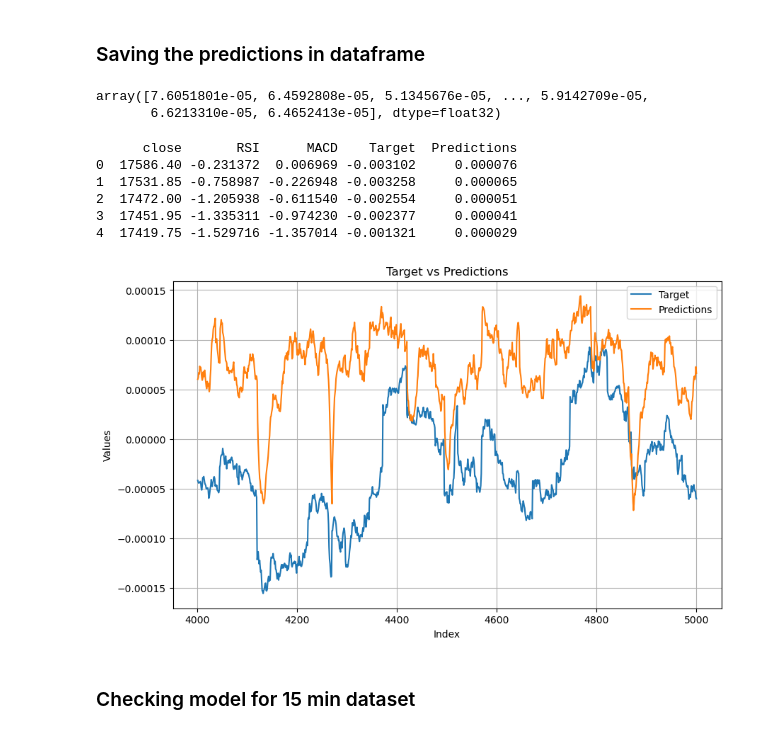
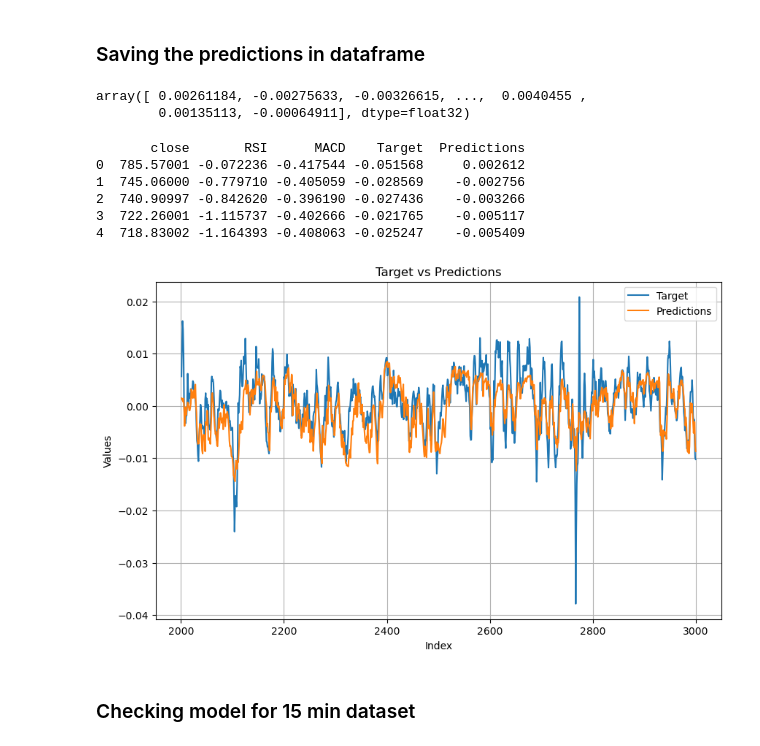
Before and after one commit to ayushb2002/stockMarketAnalysis, a Jupyter notebook: model/w1.RSI + w2.MACD approach for NIFTY 50 index predictor.ipynb, the cells around one changed output. Cells and saved outputs as stored; diff of their text form; code cells hidden in the pictures.

```diff
--- a/model/w1.RSI + w2.MACD approach for NIFTY 50 index predictor.ipynb
+++ b/model/w1.RSI + w2.MACD approach for NIFTY 50 index predictor.ipynb
@@ -8,10 +8,10 @@ from sklearn.preprocessing import StandardScaler
 from torch.utils.data import DataLoader, TensorDataset
 import numpy as np
 # %%
-df = pd.read_csv('dataset/5min.csv')
+df = pd.read_csv('dataset/1day.csv')
 df = df[['close', 'RSI', 'MACD']]
 # %%
-window_size = 252
+window_size = 7
 df['Target'] = df['close'].pct_change().shift(-1)
 
 # Calculate the mean percentage change over the past 100 entries
@@ -109,13 +109,13 @@ class PriceChangePredictorLSTM(nn.Module):
 # %%
 input_size = 2  # Number of features (RSI, MACD)
 hidden_size = 64  # Number of LSTM units
-num_layers = 2  # Number of LSTM layers
+num_layers = 4  # Number of LSTM layers
 
 # Define the model architecture
 loaded_model = PriceChangePredictorLSTM(input_size, hidden_size, num_layers)
 
 # Load the trained weights
-loaded_model.load_state_dict(torch.load('1_min_final_2.pth'))
+loaded_model.load_state_dict(torch.load('model/1_day_final.pth'))
 
 # Set the model in evaluation mode
 loaded_model.eval()
@@ -160,8 +160,8 @@ with torch.no_grad():
 # %%
 predictions.view(-1).numpy()
 # %% [output]
-array([7.6051801e-05, 6.4592808e-05, 5.1345676e-05, ..., 5.9142709e-05,
-       6.6213310e-05, 6.4652413e-05], dtype=float32)
+array([ 0.00261184, -0.00275633, -0.00326615, ...,  0.0040455 ,
+        0.00135113, -0.00064911], dtype=float32)
 # %%
 # Extract and save the predicted values back to the DataFrame
 df['Predictions'] = predictions.view(-1).numpy()
@@ -169,33 +169,33 @@ df['Predictions'] = predictions.view(-1).numpy()
 # Print or further process the DataFrame with predicted values
 print(df.head())
 # %% [output]
-      close       RSI      MACD    Target  Predictions
-0  17586.40 -0.231372  0.006969 -0.003102     0.000076
-1  17531.85 -0.758987 -0.226948 -0.003258     0.000065
-2  17472.00 -1.205938 -0.611540 -0.002554     0.000051
-3  17451.95 -1.335311 -0.974230 -0.002377     0.000041
-4  17419.75 -1.529716 -1.357014 -0.001321     0.000029
+       close       RSI      MACD    Target  Predictions
+0  785.57001 -0.072236 -0.417544 -0.051568     0.002612
+1  745.06000 -0.779710 -0.405059 -0.028569    -0.002756
+2  740.90997 -0.842620 -0.396190 -0.027436    -0.003266
+3  722.26001 -1.115737 -0.402666 -0.021765    -0.005117
+4  718.83002 -1.164393 -0.408063 -0.025247    -0.005409
 # %%
 import matplotlib.pyplot as plt
 %matplotlib inline
 
 # Assuming df is your DataFrame with columns: 'target' and 'predictions'
 # You can modify these column names based on your actual DataFrame
 
 # Plot the target and predictions in a line chart
 plt.figure(figsize=(10, 6))
 
-plt.plot(df['Target'][4001:5001], label='Target')
-plt.plot(df['Predictions'][4001:5001], label='Predictions')
+plt.plot(df['Target'][2001:3001], label='Target')
+plt.plot(df['Predictions'][2001:3001], label='Predictions')
 
 plt.title('Target vs Predictions')
 plt.xlabel('Index')
 plt.ylabel('Values')
 plt.legend()
 plt.grid(True)
 plt.show()
 # %% [output]
-[figure, old version]
+[figure, new version]
 # %% [markdown]
 ### Checking model for 15 min dataset
 # %%
```
Also changed, not shown: parts of 6 cells of this notebook.
